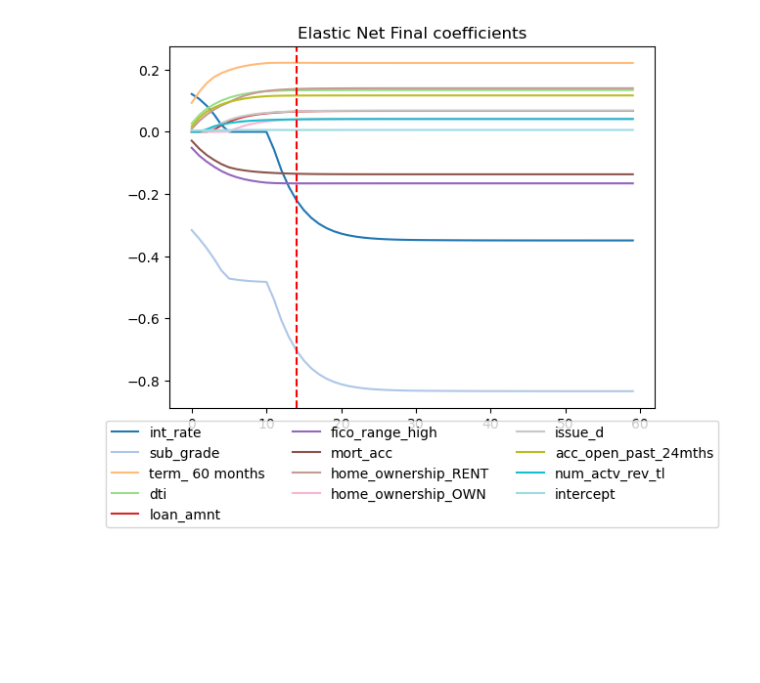
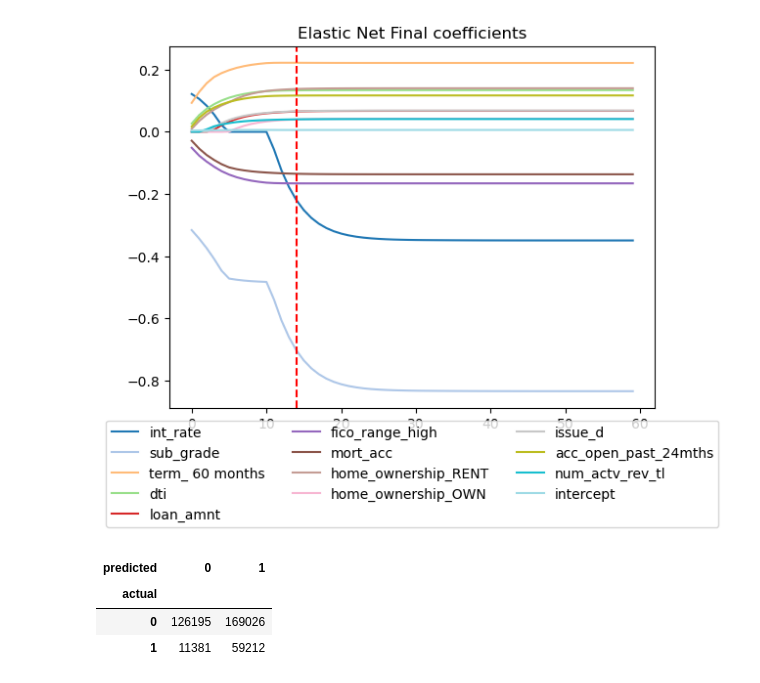
Before and after one commit to G-Mass/MTFI-project, a Jupyter notebook: p2p_lending_credit_risk_assessment.ipynb, the cells around one changed output. Saved outputs shown, nothing was run; the diff lists cells and outputs as text; code cells hidden in the pictures; blank space fills up the shorter version.

```diff
--- a/p2p_lending_credit_risk_assessment.ipynb
+++ b/p2p_lending_credit_risk_assessment.ipynb
@@ -1172,7 +1172,9 @@ $\ell(\theta) = \theta\times FPR + (1-\theta)\times FNR$
 
 Where $\theta$ is a parameter we set that allows us to make false negatives more costly. We pick $ 0.4$
 # %%
-def get_cm_given_theta(model_fpr, model_tpr, model_thresholds, model_phat_val, theta = 0.4):
+def get_cm_given_theta(model_fpr, model_tpr, model_thresholds, model_phat_val, theta = 0.4, val = True):
+    if not val:
+        y_val = y_test
     ell = model_fpr * theta + (1-theta)*(1-model_tpr)
     lowest_ell = np.argmin(ell)
     optimal_threshold = model_thresholds[lowest_ell]
@@ -1394,3 +1401,10 @@ plt.show()
 # %% [output]
 126.38482029342971       this is the optimal lambda parameter
 [figure]
+# %%
+get_cm_given_theta(elasticnetcv_test_fpr, elasticnetcv_test_tpr, elasticnetcv_test_thresholds, elasticnetcv_final_phat_test, val = False)
+# %% [output]
+| predicted | 0 | 1 |
+| actual |  |  |
+| 0 | 126195 | 169026 |
+| 1 | 11381 | 59212 |
```
Also changed, not shown: parts of 6 cells of this notebook, 4 other files.
